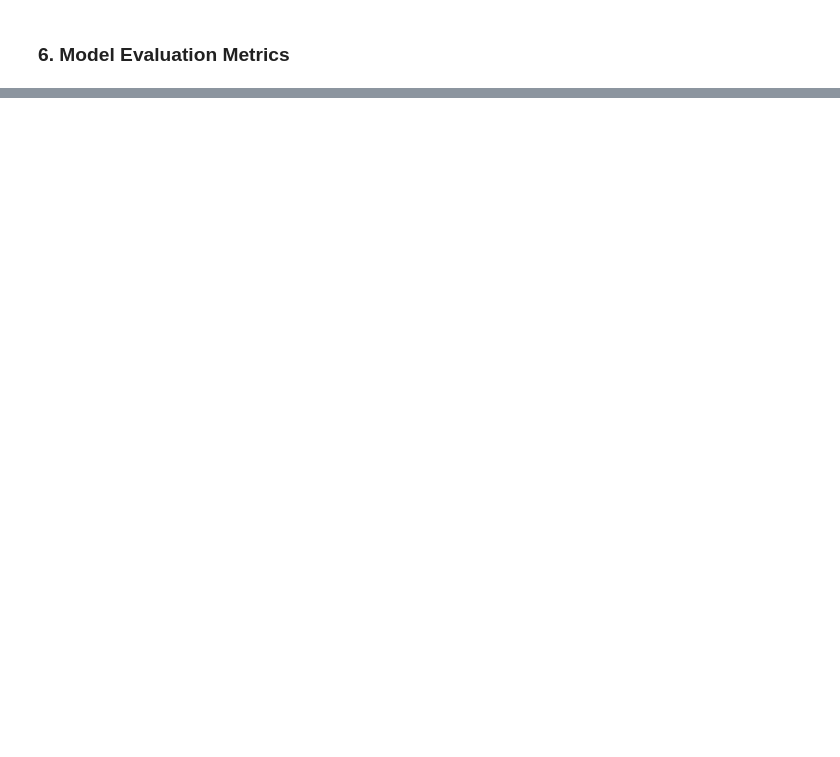
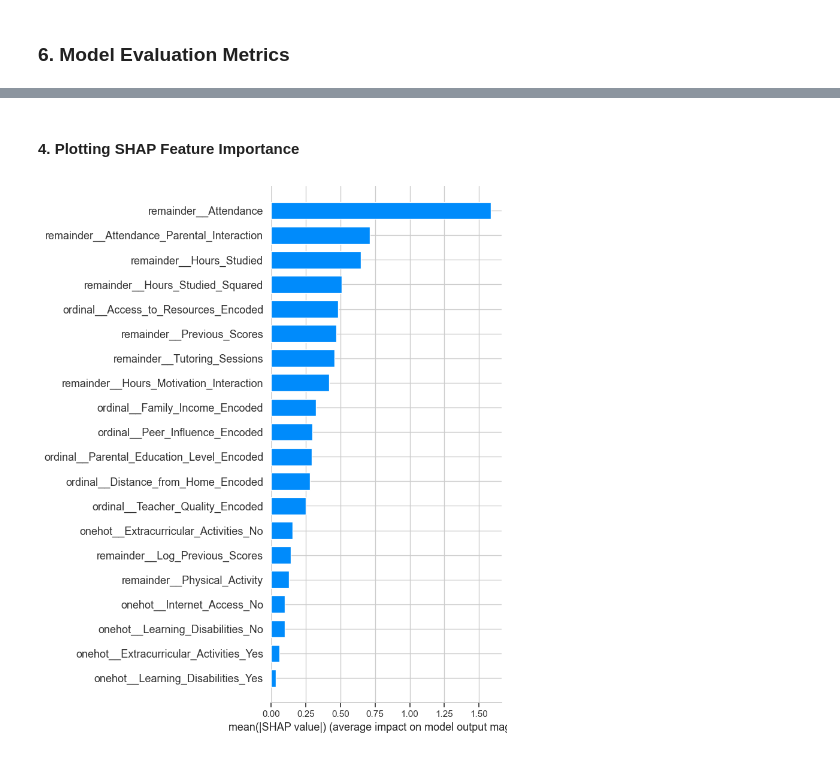
Before and after one commit to adirelm/TDS_student_performance_analysis_part2, a Jupyter notebook: TDS_student_performance_analysis_part2.ipynb, the cells around one changed output, grey strips where cells are left out. Drawn from its saved outputs; the diff is of its cells as text; code cells hidden in the pictures; blank space fills up the shorter version.

```diff
--- a/TDS_student_performance_analysis_part2.ipynb
+++ b/TDS_student_performance_analysis_part2.ipynb
@@ -618,0 +676,10 @@ Handling outliers has led to a substantial improvement in model performance. The
+# %% [markdown]
+#### 4. Plotting SHAP Feature Importance
+# %%
+# SHAP Feature Importance
+shap.summary_plot(shap_values,
+                  features=pipeline.named_steps['preprocessor'].transform(X_test),
+                  feature_names=pipeline.named_steps['preprocessor'].get_feature_names_out(),
+                  plot_type="bar")
+# %% [output]
+[figure, added]
```
Also changed, not shown: parts of 32 cells of this notebook, 2 other files.
